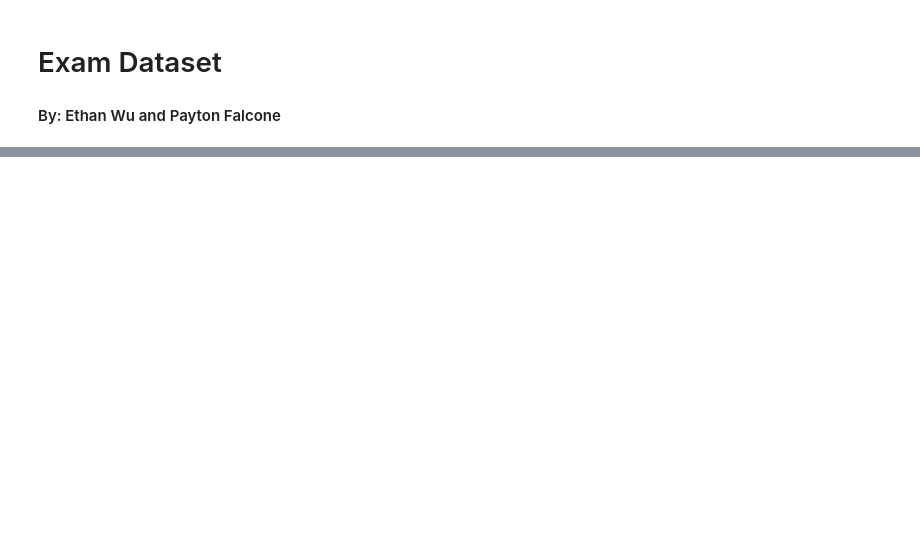
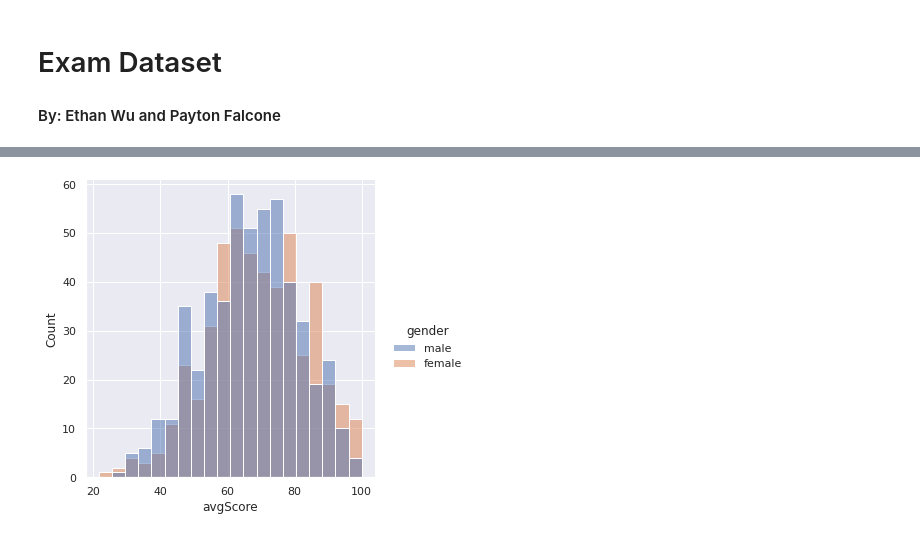
Before and after one commit to wue1atwit/ExamDataset, a Jupyter notebook: ExamDataset.ipynb, the cells around one changed output, grey strips where cells are left out. Cells and saved outputs as stored; diff of their text form; code cells hidden in the pictures; blank space fills up the shorter version.

```diff
--- a/ExamDataset.ipynb
+++ b/ExamDataset.ipynb
@@ -12,0 +96,6 @@ FileNotFoundError: ignored
+# %%
+sns.displot(kind = 'hist', data = avgSet, x='avgScore', hue = 'gender')
+
+plt.show()
+# %% [output]
+[figure, added]
```
Also changed, not shown: parts of 20 cells of this notebook.
